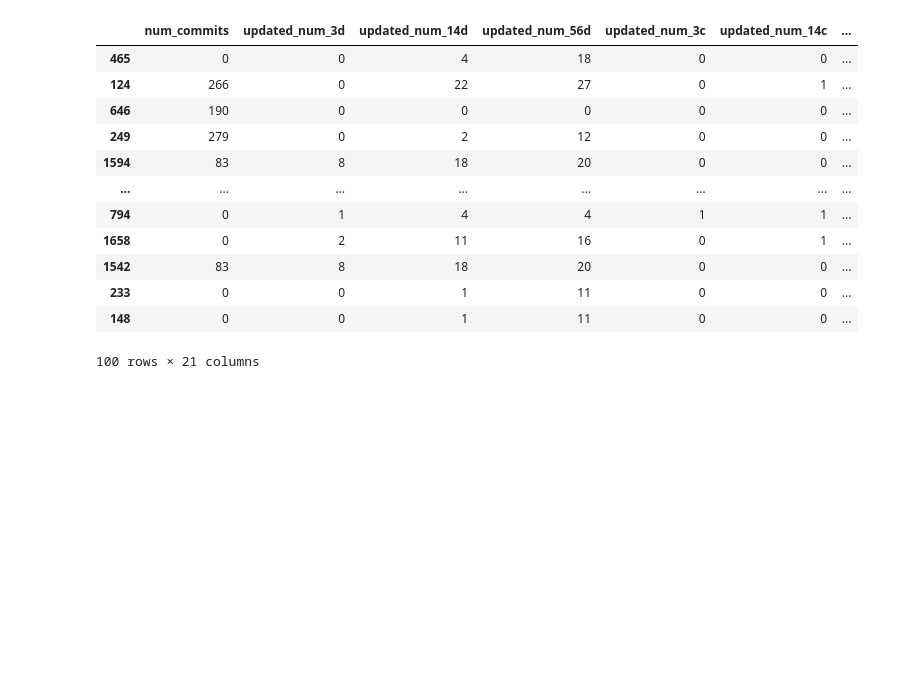
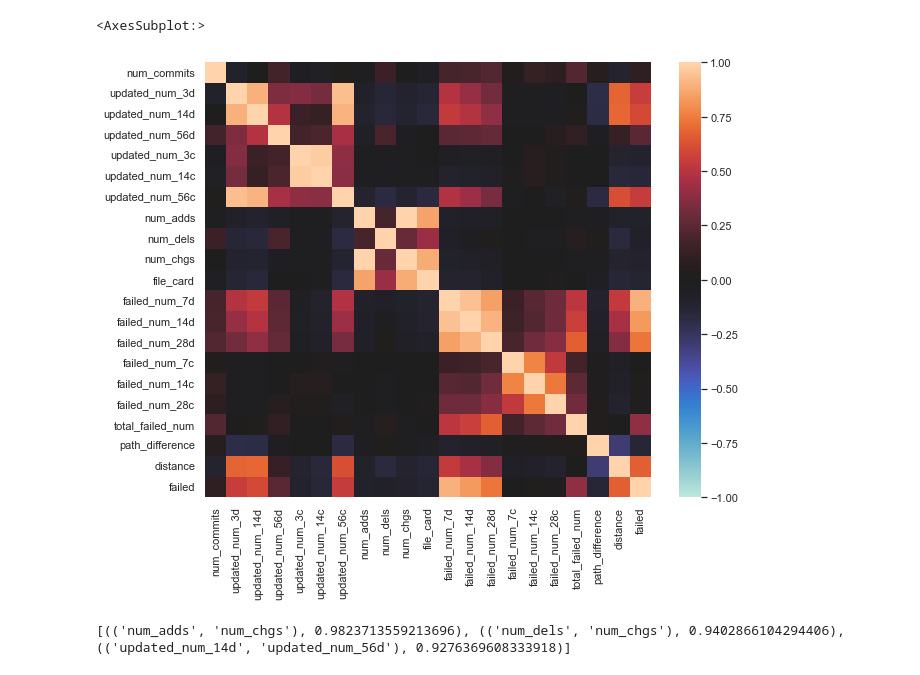
Before and after one commit to vipin-bs/predictive-testing, a Jupyter notebook: resources/ptesting_spark_model.ipynb, the cells around one changed output. Saved outputs shown, nothing was run; the diff lists cells and outputs as text; code cells hidden in the pictures; blank space fills up the shorter version.

```diff
--- a/resources/ptesting_spark_model.ipynb
+++ b/resources/ptesting_spark_model.ipynb
@@ -115,7 +121,8 @@ alt.Chart(X[X[target].between(target_min, target_max)]).mark_bar().encode(
 from sklearn import preprocessing
 
 mm = preprocessing.MinMaxScaler()
-norm_X = mm.fit_transform(X)
+norm_data = mm.fit_transform(X)
 
-norm_pdf = pd.DataFrame(norm_X, columns=X.columns)
+norm_X = pd.DataFrame(norm_data, columns=X.columns)
+norm_pdf = norm_X.copy(deep=True)
 norm_pdf['failed'] = y
@@ -145,17 +129,24 @@ alt.Chart(_X).mark_point().encode(x='PCA-X', y='PCA-Y', color='failed:N').proper
-# %%
-sampled_pdf = pdf.sample(n=100, random_state=0)
-sampled_pdf
-# %% [output]
-|  | num_commits | updated_num_3d | updated_num_14d | updated_num_56d | updated_num_3c | updated_num_14c | ... |
-| 465 | 0 | 0 | 4 | 18 | 0 | 0 | ... |
-| 124 | 266 | 0 | 22 | 27 | 0 | 1 | ... |
-| 646 | 190 | 0 | 0 | 0 | 0 | 0 | ... |
-| 249 | 279 | 0 | 2 | 12 | 0 | 0 | ... |
-| 1594 | 83 | 8 | 18 | 20 | 0 | 0 | ... |
-| ... | ... | ... | ... | ... | ... | ... | ... |
-| 794 | 0 | 1 | 4 | 4 | 1 | 1 | ... |
-| 1658 | 0 | 2 | 11 | 16 | 0 | 1 | ... |
-| 1542 | 83 | 8 | 18 | 20 | 0 | 0 | ... |
-| 233 | 0 | 0 | 1 | 11 | 0 | 0 | ... |
-| 148 | 0 | 0 | 1 | 11 | 0 | 0 | ... |
-100 rows × 21 columns
+# %%
+import matplotlib.pyplot as plt
+import seaborn as sns
+
+fig = plt.figure(figsize=(10, 8))
+sns.heatmap(norm_pdf.corr(method='pearson'), vmax=1, vmin=-1, center=0, ax=fig.gca())
+# %% [output]
+<AxesSubplot:>
+[figure, added]
+# %%
+from minepy import MINE
+
+results = []
+
+mine = MINE(alpha=0.6, c=15, est="mic_approx")
+
+import itertools
+for c1, c2 in itertools.combinations(X.columns, 2):
+    mine.compute_score(X[c1], X[c2])
+    results.append(((c1, c2), mine.mic()))
+
+print(sorted(results, key=lambda x: x[1], reverse=True)[0:3])
+# %% [output]
+[(('num_adds', 'num_chgs'), 0.9823713559213696), (('num_dels', 'num_chgs'), 0.9402866104294406), (('updated_num_14d', 'updated_num_56d'), 0.9276369608333918)]
```
Also changed, not shown: parts of 22 cells of this notebook, 1 other file.
